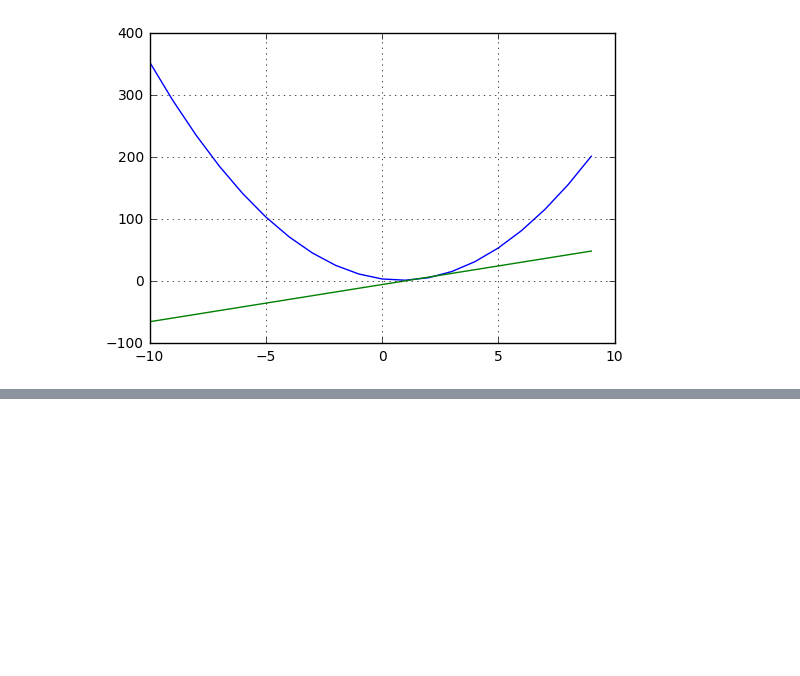
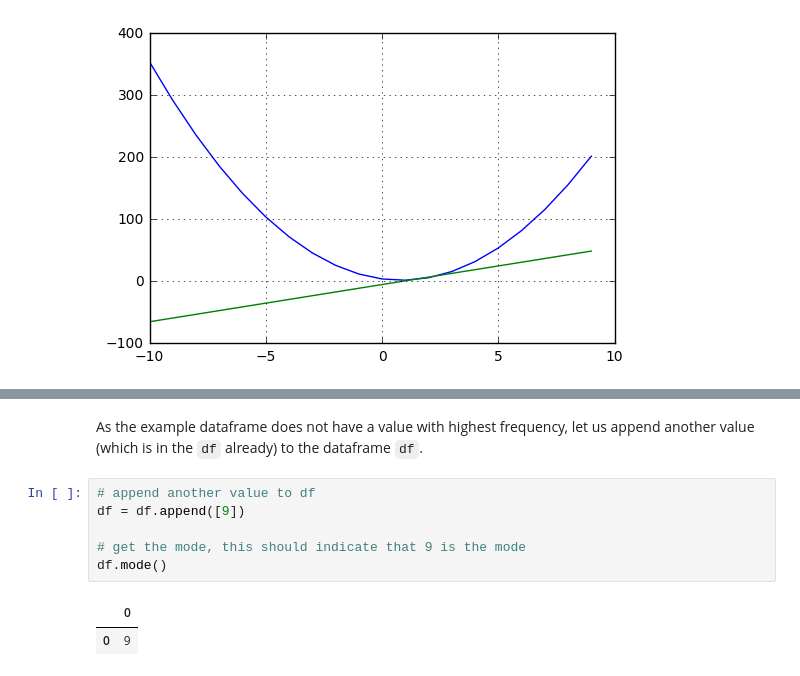
Before and after one commit to Deeptradingfx/tensorflow-training, a Jupyter notebook: getting-started/Pre-requisite Mathematics.ipynb, the cells around one changed output, grey strips where cells are left out. Saved outputs shown, nothing was run; the diff lists cells and outputs as text; blank space fills up the shorter version.

```diff
--- a/getting-started/Pre-requisite Mathematics.ipynb
+++ b/getting-started/Pre-requisite Mathematics.ipynb
@@ -100,0 +419,11 @@ matplotlib.pyplot.show()
+# %% [markdown]
+As the example dataframe does not have a value with highest frequency, let us append another value (which is in the `df` already) to the dataframe `df`.
+# %%
+# append another value to df
+df = df.append([9])
+
+# get the mode, this should indicate that 9 is the mode
+df.mode()
+# %% [output]
+|  | 0 |
+| 0 | 9 |
```
Also changed, not shown: parts of 74 cells of this notebook, 1 other file.
